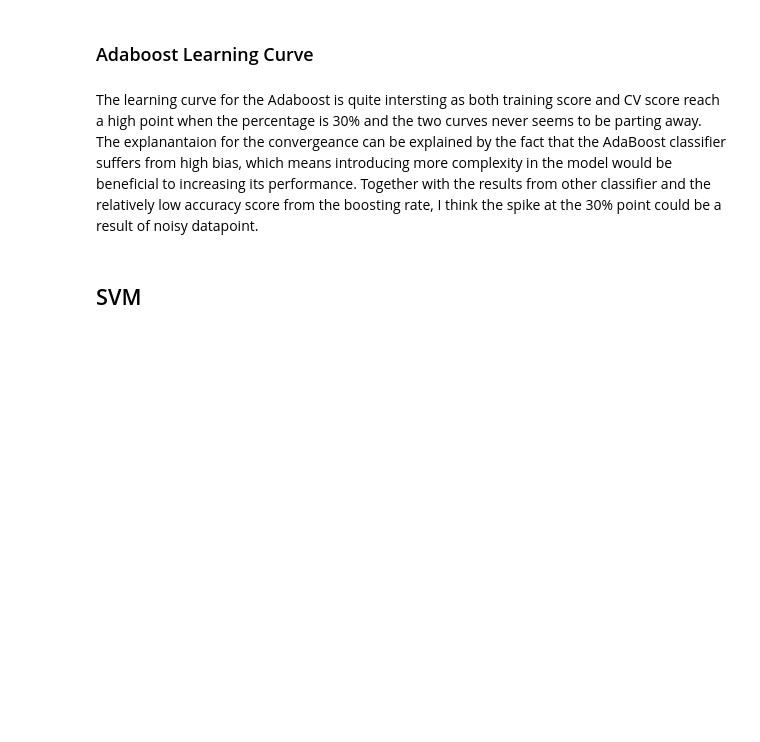
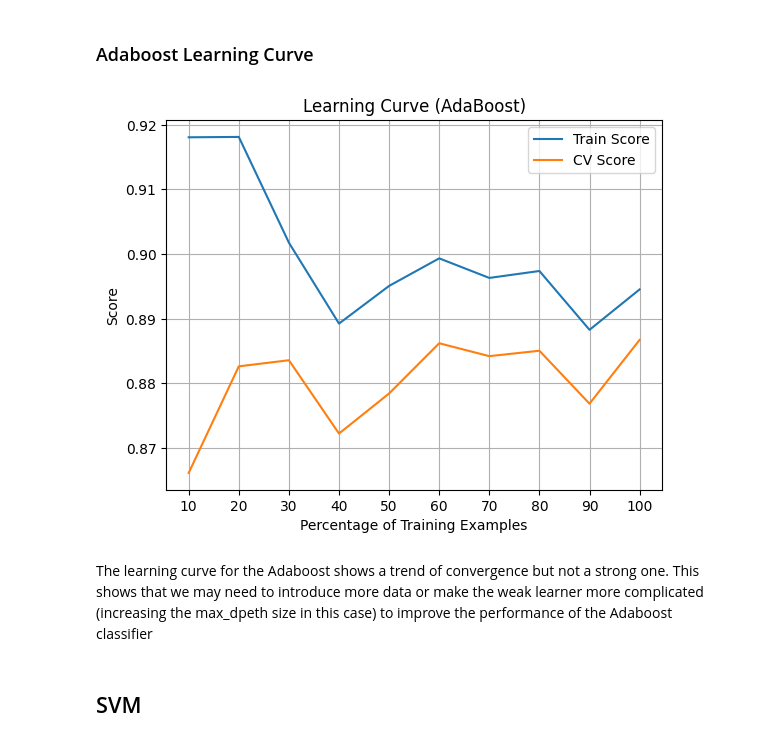
Before and after one commit to harry-z-kang/CS7641, a Jupyter notebook: supervised_learning/dry_bean.ipynb, the cells around one changed output. Saved outputs shown, nothing was run; the diff lists cells and outputs as text; code cells hidden in the pictures; blank space fills up the shorter version.

Commit message:
Fix boosting in drybean

```diff
--- a/supervised_learning/dry_bean.ipynb
+++ b/supervised_learning/dry_bean.ipynb
@@ -528,12 +541,14 @@ best_fit_test(adaboost_classifier_best, 3, "adaboost")
 ### Adaboost Learning Curve
 # %%
 adaboost_classifier_learning_curve = AdaBoostClassifier(base_estimator=DecisionTreeClassifier(
-    max_depth=1, min_samples_leaf=1), random_state=42,
+    max_depth=3, min_samples_leaf=1), random_state=42,
     n_estimators=adaboost_classifier_best.best_params_['n_estimators'],
     learning_rate=adaboost_classifier_best.best_params_['learning_rate'])
 plot_learning_curve(adaboost_classifier_learning_curve, "AdaBoost")
+# %% [output]
+[figure, added]
-# %% [markdown]
-The learning curve for the Adaboost is quite intersting as both training score and CV score reach a high point when the percentage is 30% and the two curves never seems to be parting away. The explanantaion for the convergeance can be explained by the fact that the AdaBoost classifier suffers from high bias, which means introducing more complexity in the model would be beneficial to increasing its performance. Together with the results from other classifier and the relatively low accuracy score from the boosting rate, I think the spike at the 30% point could be a result of noisy datapoint.
+# %% [markdown]
+The learning curve for the Adaboost shows a trend of convergence but not a strong one. This shows that we may need to introduce more data or make the weak learner more complicated (increasing the max_dpeth size in this case) to improve the performance of the Adaboost classifier
 # %% [markdown]
 ## SVM
 # %% [markdown]
```
Also changed, not shown: parts of 27 cells of this notebook, 1 other file.
